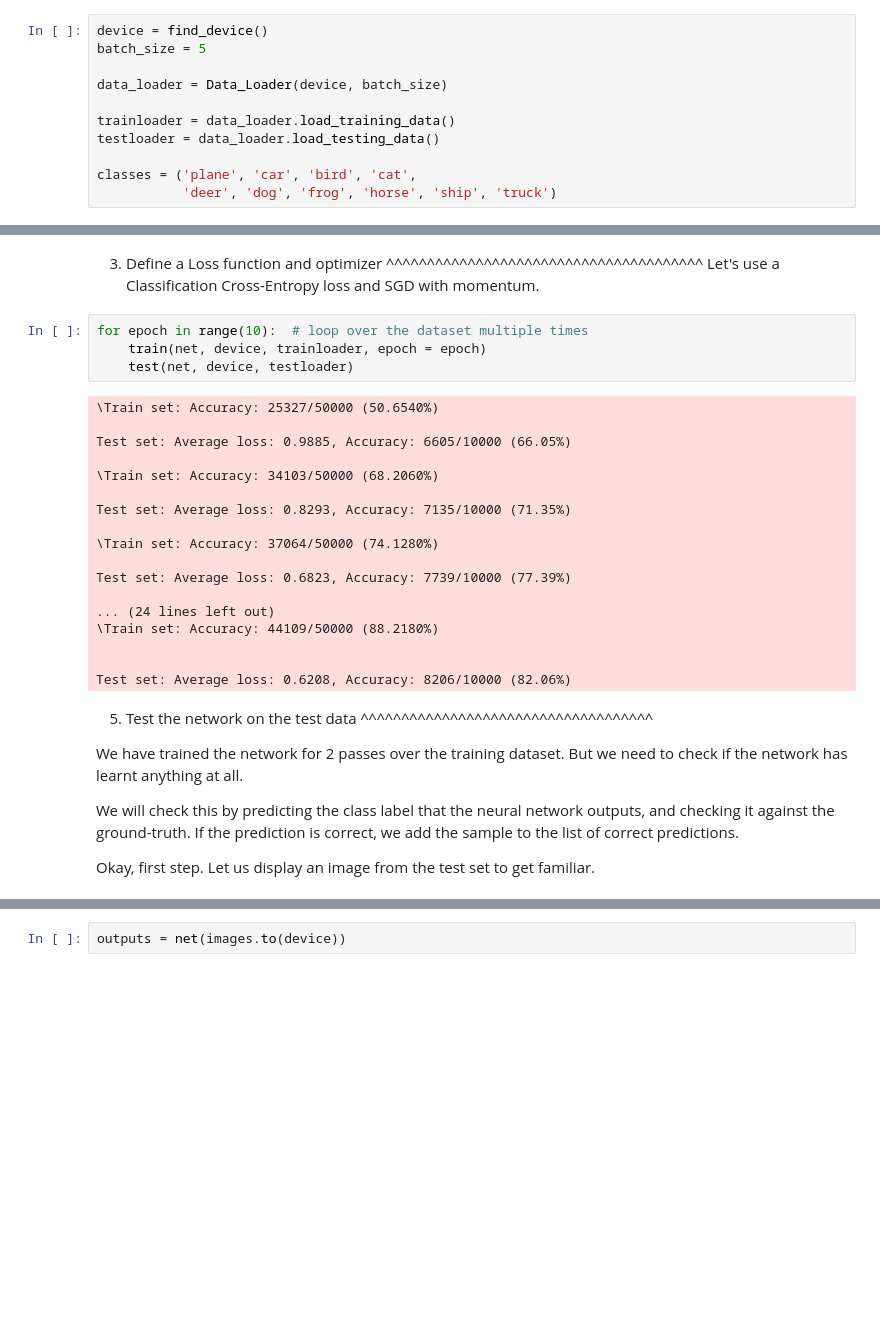
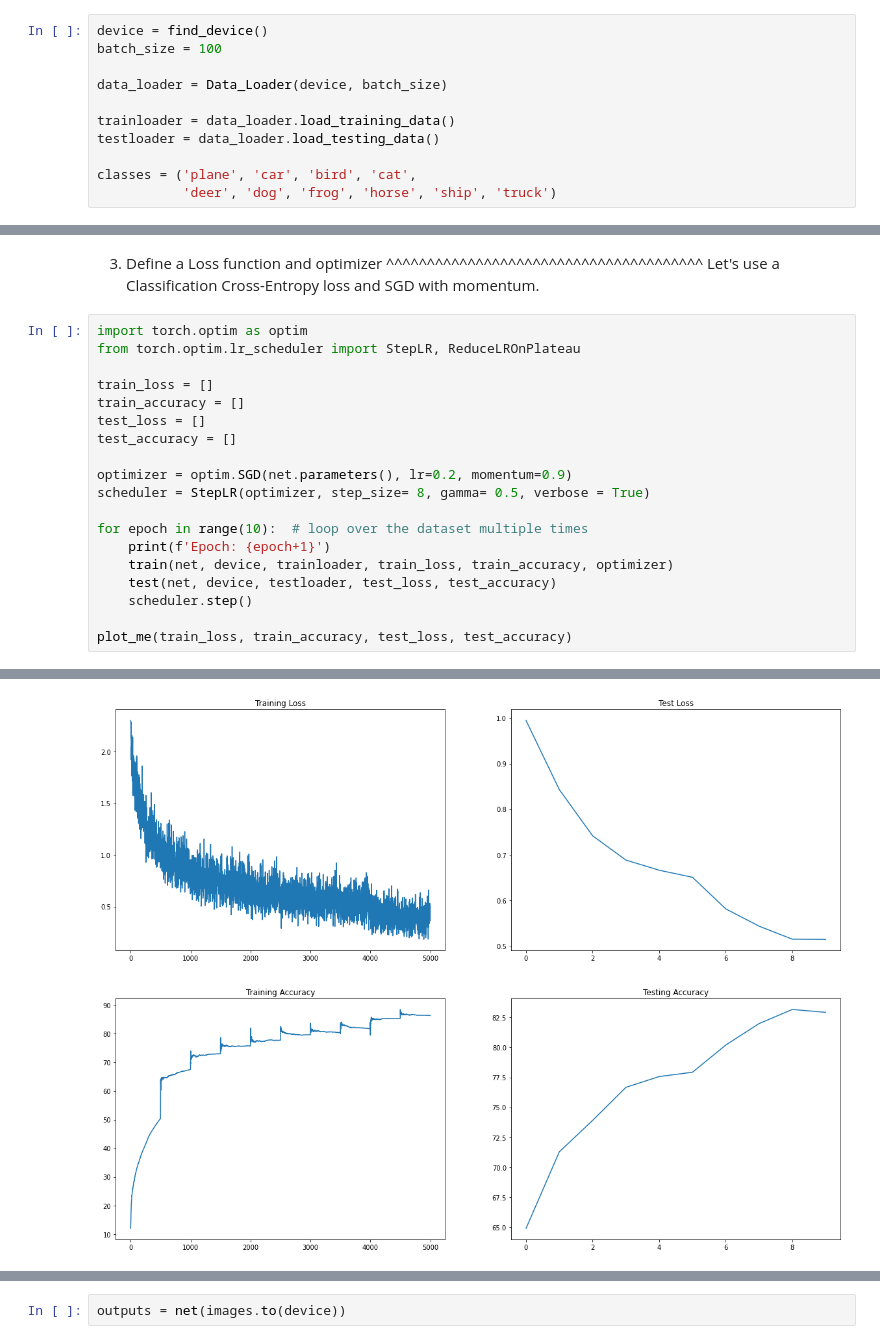
Before and after one commit to namanshrimali/TSAI_EVA, a Jupyter notebook: Assignment 7.ipynb, the cells around one changed output, grey strips where cells are left out. Drawn from its saved outputs; the diff is of its cells as text; blank space fills up the shorter version.

```diff
--- a/Assignment 7.ipynb
+++ b/Assignment 7.ipynb
@@ -70,7 +15,7 @@ The output of torchvision datasets are PILImage images of range [0, 1].
 We transform them to Tensors of normalized range [-1, 1].
 # %%
 device = find_device()
-batch_size = 5
+batch_size = 100
 
 data_loader = Data_Loader(device, batch_size)
 
@@ -135,37 +80,23 @@ Estimated Total Size (MB): 15.62
 3. Define a Loss function and optimizer
 ^^^^^^^^^^^^^^^^^^^^^^^^^^^^^^^^^^^^^^^
 Let's use a Classification Cross-Entropy loss and SGD with momentum.
-# %%
-for epoch in range(10):  # loop over the dataset multiple times
-    train(net, device, trainloader, epoch = epoch)
-    test(net, device, testloader)
-# %% [output]
-\Train set: Accuracy: 25327/50000 (50.6540%)
-
-Test set: Average loss: 0.9885, Accuracy: 6605/10000 (66.05%)
-
-\Train set: Accuracy: 34103/50000 (68.2060%)
-
-Test set: Average loss: 0.8293, Accuracy: 7135/10000 (71.35%)
-
-\Train set: Accuracy: 37064/50000 (74.1280%)
-
-Test set: Average loss: 0.6823, Accuracy: 7739/10000 (77.39%)
-
-... (24 lines left out)
-\Train set: Accuracy: 44109/50000 (88.2180%)
-
-
-Test set: Average loss: 0.6208, Accuracy: 8206/10000 (82.06%)
-# %% [markdown]
-5. Test the network on the test data
-^^^^^^^^^^^^^^^^^^^^^^^^^^^^^^^^^^^^
-
-We have trained the network for 2 passes over the training dataset.
-But we need to check if the network has learnt anything at all.
-
-We will check this by predicting the class label that the neural network
-outputs, and checking it against the ground-truth. If the prediction is
-correct, we add the sample to the list of correct predictions.
-
-Okay, first step. Let us display an image from the test set to get familiar.
+# %%
+import torch.optim as optim
+from torch.optim.lr_scheduler import StepLR, ReduceLROnPlateau
+
+train_loss = []
+train_accuracy = []
+test_loss = []
+test_accuracy = []
+
+optimizer = optim.SGD(net.parameters(), lr=0.2, momentum=0.9)
+scheduler = StepLR(optimizer, step_size= 8, gamma= 0.5, verbose = True)
+
+for epoch in range(10):  # loop over the dataset multiple times
+    print(f'Epoch: {epoch+1}')
+    train(net, device, trainloader, train_loss, train_accuracy, optimizer)
+    test(net, device, testloader, test_loss, test_accuracy)
+    scheduler.step()
+
+plot_me(train_loss, train_accuracy, test_loss, test_accuracy)
+# %% [output]
@@ -172,3 +120,4 @@ Okay, first step. Let us display an image from the test set to get familiar.
+[figure, added]
 # %%
 dataiter = iter(testloader)
 images, labels = dataiter.next()
```
Also changed, not shown: parts of 13 cells of this notebook, 4 other files.
